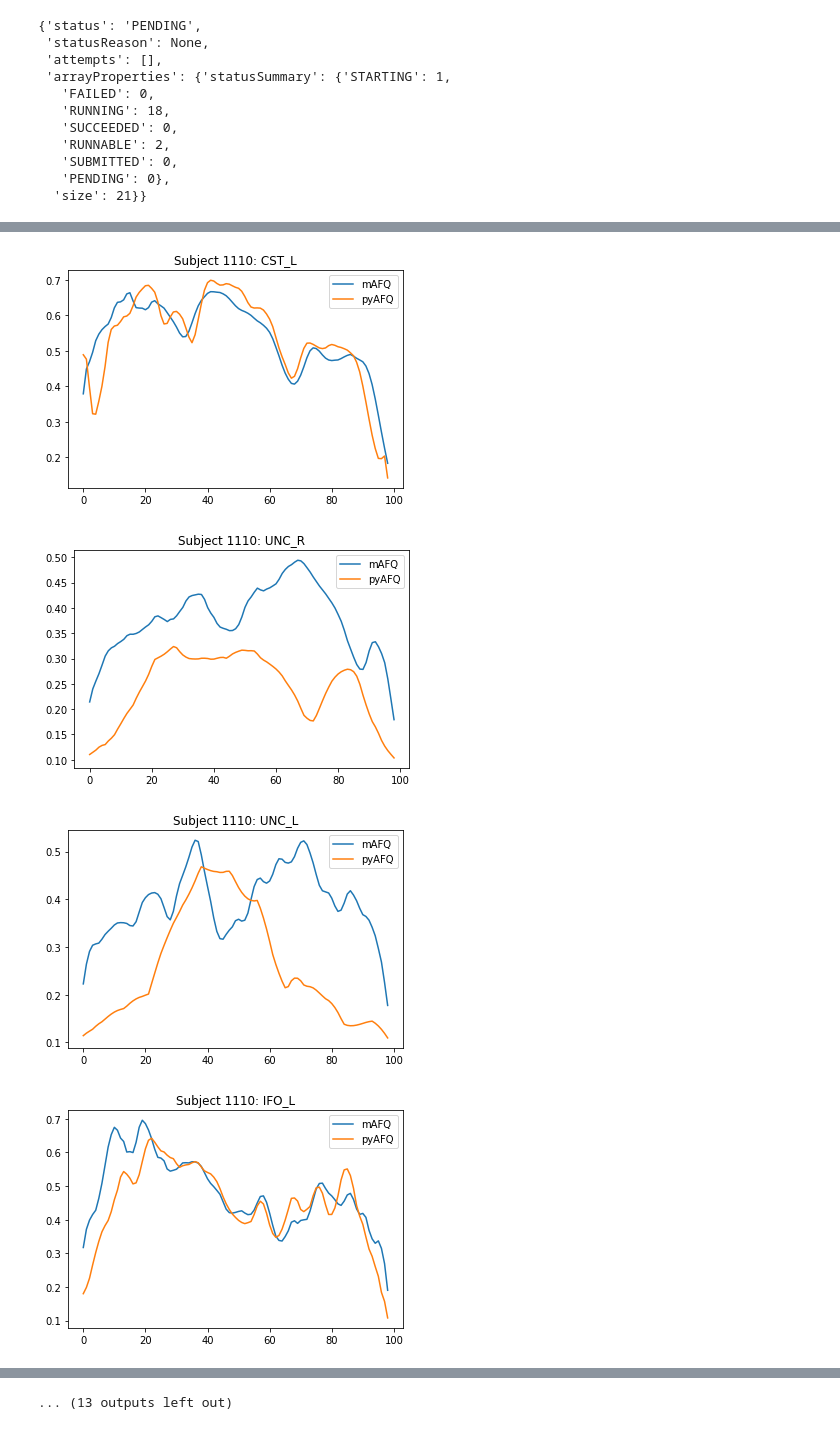
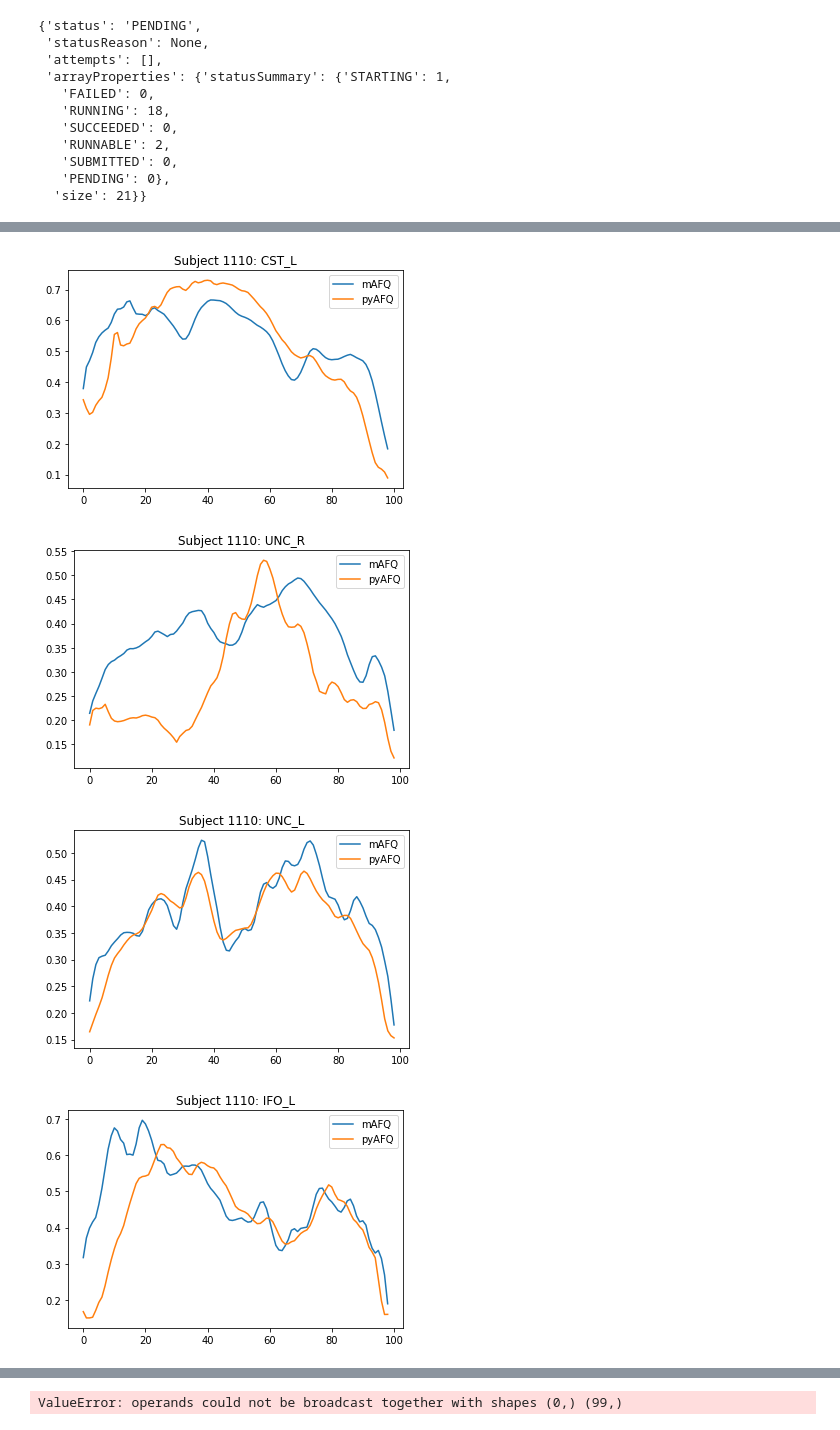
Before and after one commit to 36000/pyAFQ-scripts, a Jupyter notebook: cloudknot/cloudknot_prek.ipynb, the cells around one changed output, grey strips where cells are left out. Cells and saved outputs as stored; diff of their text form; code cells hidden in the pictures.

```diff
--- a/cloudknot/cloudknot_prek.ipynb
+++ b/cloudknot/cloudknot_prek.ipynb
@@ -115,6 +119,6 @@ except FileNotFoundError:
 # %%
 for subject in inputs:
     try:
-        s3.get(f'prek-diffusion/derivatives/sub-{subject}/pyafq/sub-{subject}/sub-{subject}_model-csd_track-det_segment-afq_profiles.csv', f'sub-{subject}_pyAFQ_profiles.csv')
+        s3.get(f'prek-diffusion/derivatives/afq/afq/sub{subject}/sess/dwi_aligned_trilin_profiles.csv', f'sub-{subject}_pyAFQ_profiles.csv')
     except FileNotFoundError:
         print(f'subject {subject} streamlines not found')
@@ -161,7 +164,7 @@ for subject in subjects:
         profiles_afq = pd.read_csv(f'sub-{subject}_pyAFQ_profiles.csv')
 
         ml_test = profiles_matlab[(profiles_matlab['subjectID'] == subject) & (profiles_matlab['tractID'] == bundle)]['fa']
-        afq_test = profiles_afq[(profiles_afq['Subject'] == subject) & (profiles_afq['Bundle'] == bundle)]['Value']
+        afq_test = profiles_afq[(profiles_afq['scalar'] == 'dti_fa') & (profiles_afq['bundle'] == bundle)]['profiles']
         ml_test = ml_test.to_numpy()[1:]
         afq_test = afq_test.to_numpy()[1:]
         plt.plot(ml_test)
@@ -180,4 +183,4 @@ print(percent_diffs)
-[figure, old version]
+[figure, new version]
-[figure, old version]
+[figure, new version]
-[figure, old version]
+[figure, new version]
-[figure, old version]
+[figure, new version]
@@ -191 +189 @@ print(percent_diffs)
-... (13 outputs left out)
+ValueError: operands could not be broadcast together with shapes (0,) (99,)
```
Also changed, not shown: parts of 8 cells of this notebook, 5 other files.
